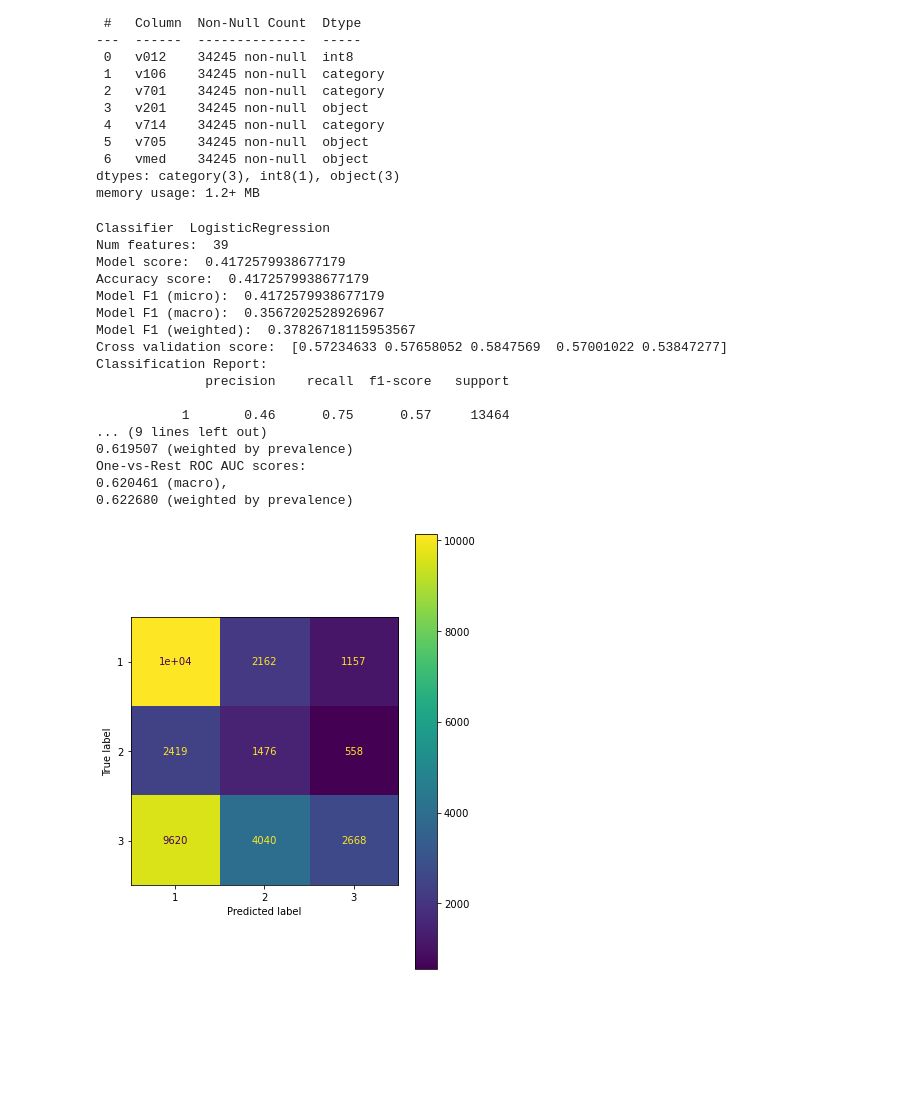
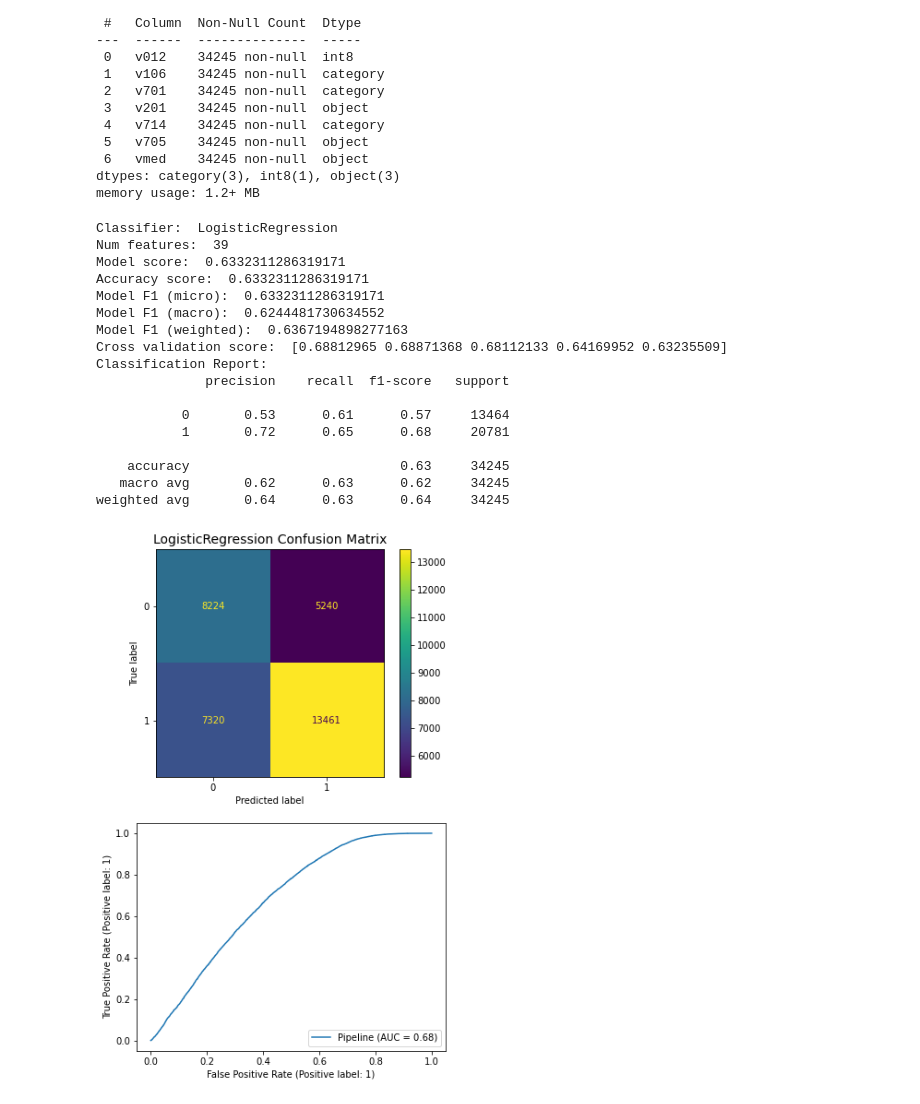
Before and after one commit to mike-flanagan/contraceptive-use-in-indonesia, a Jupyter notebook: WAX_prediction.ipynb, the cells around one changed output. Saved outputs shown, nothing was run; the diff lists cells and outputs as text; code cells hidden in the pictures; blank space fills up the shorter version.

```diff
--- a/WAX_prediction.ipynb
+++ b/WAX_prediction.ipynb
@@ -504,10 +166,10 @@ Name: v705, dtype: int64
 # %%
 X_1987 = df_1987_ir.copy()
-y_1987 = X_1987.pop('v312')
+y_1987 = X_1987.pop('uses_cm')
 y_1987 = y_1987.astype(int)
 X_1987.v201 = X_1987.v201.astype(object)
 X_1987.vmed = X_1987.vmed.astype(object)
-X_1987.drop(columns = ['v109','v110','v111'], inplace = True)
+X_1987.drop(columns = ['v109','v110','v111','v312'], inplace = True)
 # %%
 X_1987.info()
 # %% [output]
@@ -589,10 +242,10 @@ params_grid_new_lr = {'lr__penalty' : ['l2'],
                      }
 
 new_lr_clf = GridSearchCV(new_pipe_lr, param_grid = params_grid_new_lr,
-                       cv = 3, verbose=0, n_jobs=-1)
+                       cv = 3, verbose=0, n_jobs=-1, scoring='recall')
 
 new_lr_clf.fit(X_train_clean, y_train)
 print(new_lr_clf.best_params_)
 best_new_lr_clf = new_lr_clf.best_estimator_
-model_stats(X_train_clean.columns, best_new_lr_clf, 'LogisticRegression', X_test_clean, y_test)
+model_stats(X_train_clean.columns, best_new_lr_clf, 'LogisticRegression', X_test_clean, y_test, 'True')
 # %% [output]
@@ -680,3 +334,8 @@ df_2017_ir.v312.value_counts()
 1    13464
 2     4453
 Name: v312, dtype: int64
+# %%
+df_2017_ir['uses_cm'] = np.where(df_2017_ir.v312 == '1', # mapping multiclass target to a boolean Yes/No value
+                            0,
+                            1)
+df_2017_ir.uses_cm.value_counts()
@@ -692,11 +355,11 @@ df_2017_ir.v705.value_counts()
 Name: v705, dtype: int64
 # %%
 X_2017 = df_2017_ir.copy()
-y_2017 = X_2017.pop('v312')
+y_2017 = X_2017.pop('uses_cm')
 y_2017 = y_2017.astype(int)
 X_2017.v201 = X_2017.v201.astype(object)
 X_2017.vmed = X_2017.vmed.astype(object)
-X_2017.drop(columns = ['v157','v158','v159'], inplace = True)
+X_2017.drop(columns = ['v157','v158','v159','v312'], inplace = True)
 # %%
 X_2017.info()
 # %% [output]
@@ -727,23 +390,23 @@ X_2017_clean = pd.concat([nums_df,
                  dums_df], axis=1)
 # %%
 y_2017_pred = best_new_lr_clf.predict(X_2017_clean)
-model_stats(X_2017_clean.columns, best_new_lr_clf, 'LogisticRegression', X_2017_clean, y_2017)
+model_stats(X_2017_clean.columns, best_new_lr_clf, 'LogisticRegression', X_2017_clean, y_2017, 'True')
 # %% [output]
-Classifier  LogisticRegression
+Classifier:  LogisticRegression
 Num features:  39
-Model score:  0.4172579938677179
-Accuracy score:  0.4172579938677179
-Model F1 (micro):  0.4172579938677179
-Model F1 (macro):  0.3567202528926967
-Model F1 (weighted):  0.37826718115953567
-Cross validation score:  [0.57234633 0.57658052 0.5847569  0.57001022 0.53847277]
+Model score:  0.6332311286319171
+Accuracy score:  0.6332311286319171
+Model F1 (micro):  0.6332311286319171
+Model F1 (macro):  0.6244481730634552
+Model F1 (weighted):  0.6367194898277163
+Cross validation score:  [0.68812965 0.68871368 0.68112133 0.64169952 0.63235509]
 Classification Report:
               precision    recall  f1-score   support
 
-           1       0.46      0.75      0.57     13464
-... (9 lines left out)
-0.619507 (weighted by prevalence)
-One-vs-Rest ROC AUC scores:
-0.620461 (macro),
-0.622680 (weighted by prevalence)
+           0       0.53      0.61      0.57     13464
+           1       0.72      0.65      0.68     20781
+
+    accuracy                           0.63     34245
+   macro avg       0.62      0.63      0.62     34245
+weighted avg       0.64      0.63      0.64     34245
-[figure, old version]
+[figure, new version]
```
Also changed, not shown: parts of 36 cells of this notebook, 1 other file.
